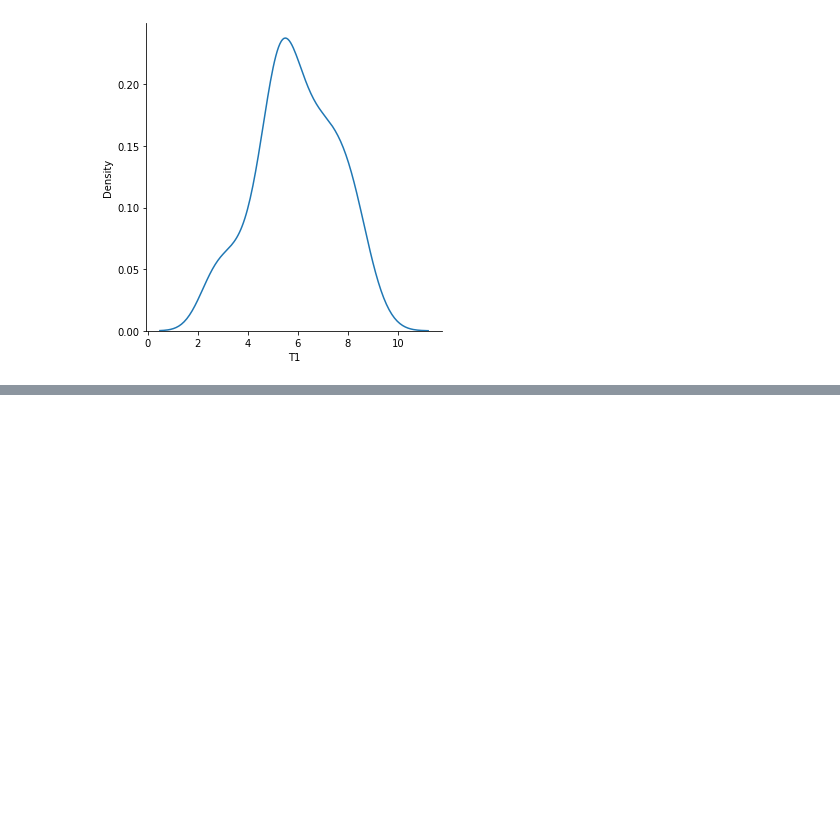
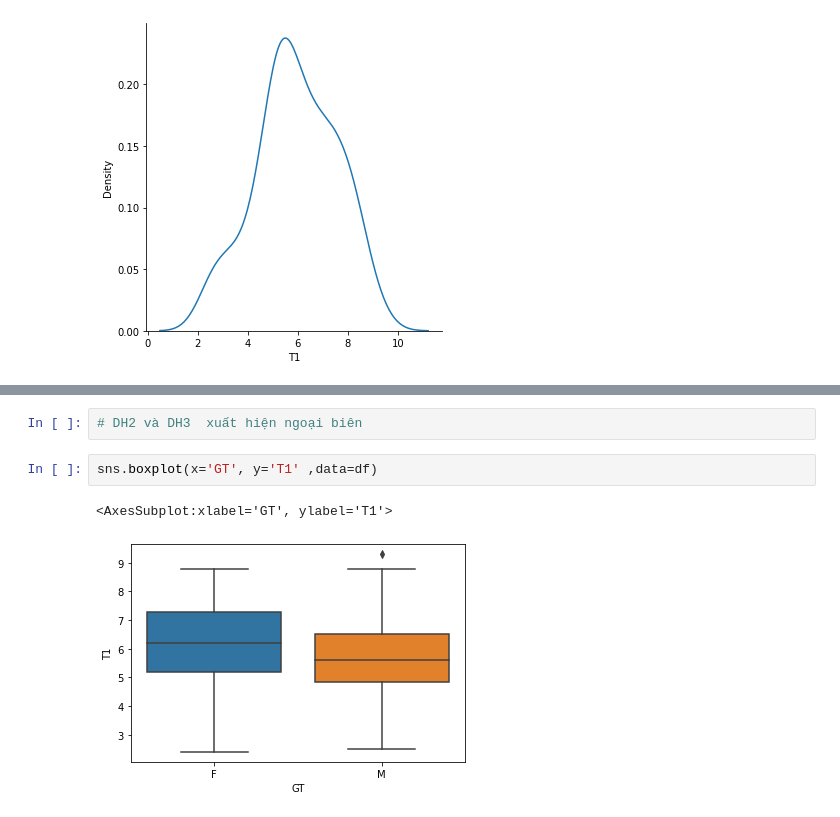
Before and after one commit to minhtri1610/py17052022, a Jupyter notebook: day12/d02.ipynb, the cells around one changed output, grey strips where cells are left out. Saved outputs shown, nothing was run; the diff lists cells and outputs as text; blank space fills up the shorter version.

```diff
--- a/day12/d02.ipynb
+++ b/day12/d02.ipynb
@@ -251,0 +276,7 @@ plt.show()
+# %%
+# DH2 và DH3  xuất hiện ngoại biên
+# %%
+sns.boxplot(x='GT', y='T1' ,data=df)
+# %% [output]
+<AxesSubplot:xlabel='GT', ylabel='T1'>
+[figure, added]
```
Also changed, not shown: parts of 27 cells of this notebook, 1 other file.
